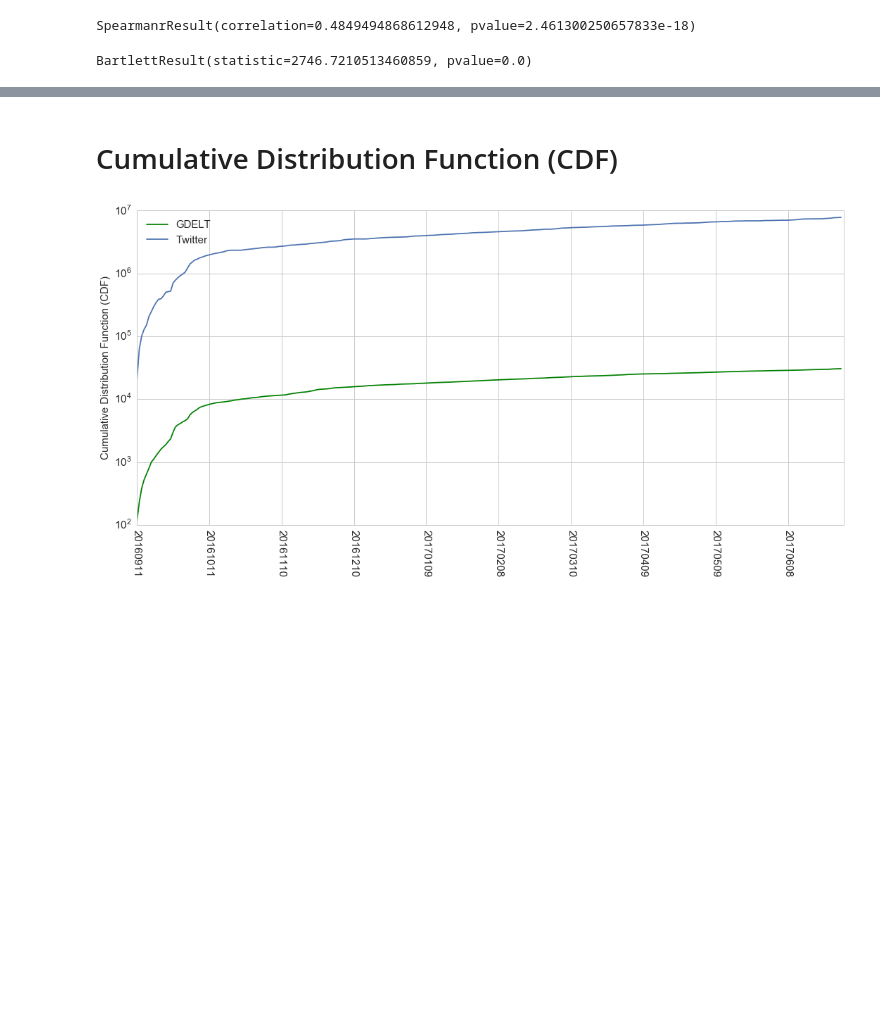
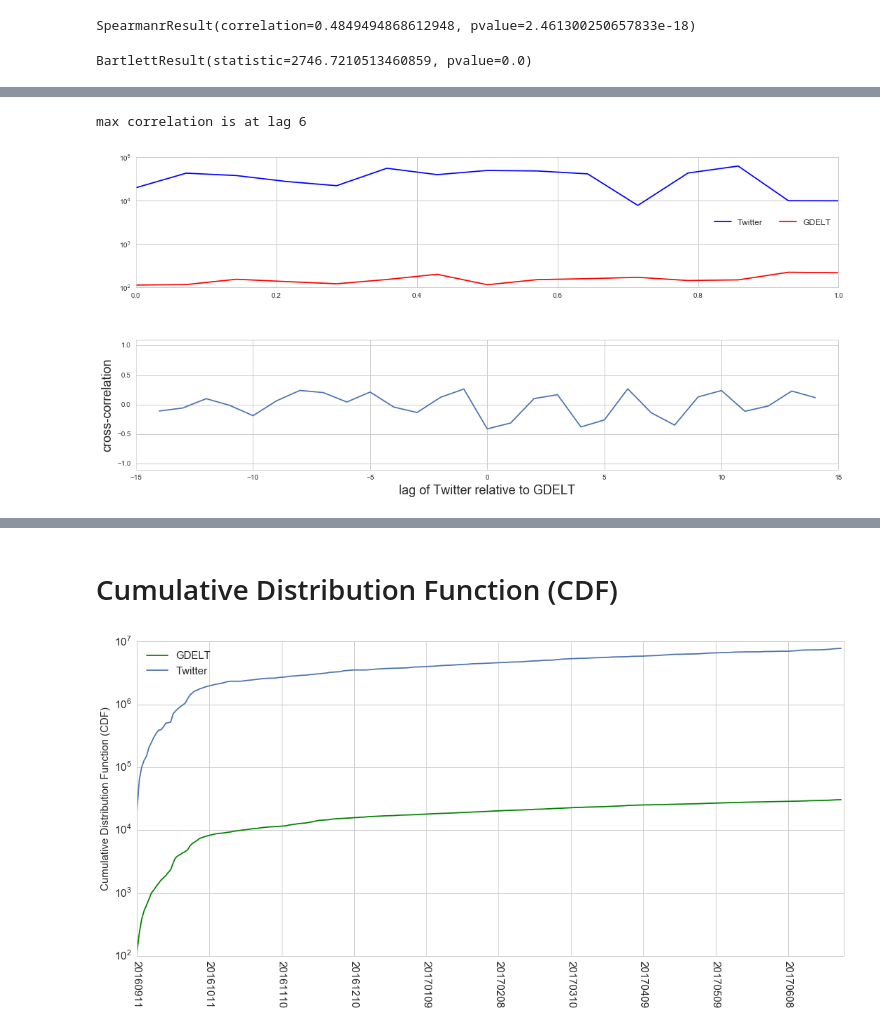
Before and after one commit to henrydambanemuya/gdelt-colombia, a Jupyter notebook: Notebooks/Tweets.ipynb, the cells around one changed output, grey strips where cells are left out. Drawn from its saved outputs; the diff is of its cells as text; code cells hidden in the pictures; blank space fills up the shorter version.

Commit message:
Added cross-correlation validation plots

```diff
--- a/Notebooks/Tweets.ipynb
+++ b/Notebooks/Tweets.ipynb
@@ -84,0 +87,28 @@ BartlettResult(statistic=2746.7210513460859, pvalue=0.0)
+# %%
+def cross_correlation(twitter,gdelt,x):
+    npts = x
+    x = np.linspace(0, 1, npts)
+    y1 = twitter
+    y2 = gdelt
+
+    lags = np.arange(-npts + 1, npts)
+    ccov = np.correlate(y1 - y1.mean(), y2 - y2.mean(), mode='full')
+    ccor = ccov / (npts * y1.std() * y2.std())
+
+    fig, axs = plt.subplots(nrows=2, figsize=(18,8))
+    fig.subplots_adjust(hspace=0.4)
+    ax = axs[0]
+    ax.plot(x, y1, 'b', label='Twitter')
+    ax.plot(x, y2, 'r', label='GDELT')
+    #ax.set_ylim(-10, 10)
+    ax.set_yscale('log')
+    ax.legend(loc='best', fontsize='large', ncol=2)
+
+    ax = axs[1]
+    ax.plot(lags, ccor)
+    ax.set_ylim(-1.1, 1.1)
+    ax.set_ylabel('cross-correlation', fontsize=18)
+    ax.set_xlabel('lag of Twitter relative to GDELT', fontsize=18)
+
+    maxlag = lags[np.argmax(ccor)]
+    print("max correlation is at lag %d" % maxlag)
@@ -84,0 +119,6 @@ BartlettResult(statistic=2746.7210513460859, pvalue=0.0)
+# %%
+# Pre-Signing of Peace Agreement: September 11 - September 25
+cross_correlation(np.array(tweet_activity[:15]), np.array(gdelt_activity[:15]), 15)
+# %% [output]
+max correlation is at lag 6
+[figure, added]
```
Also changed, not shown: parts of 11 cells of this notebook.
